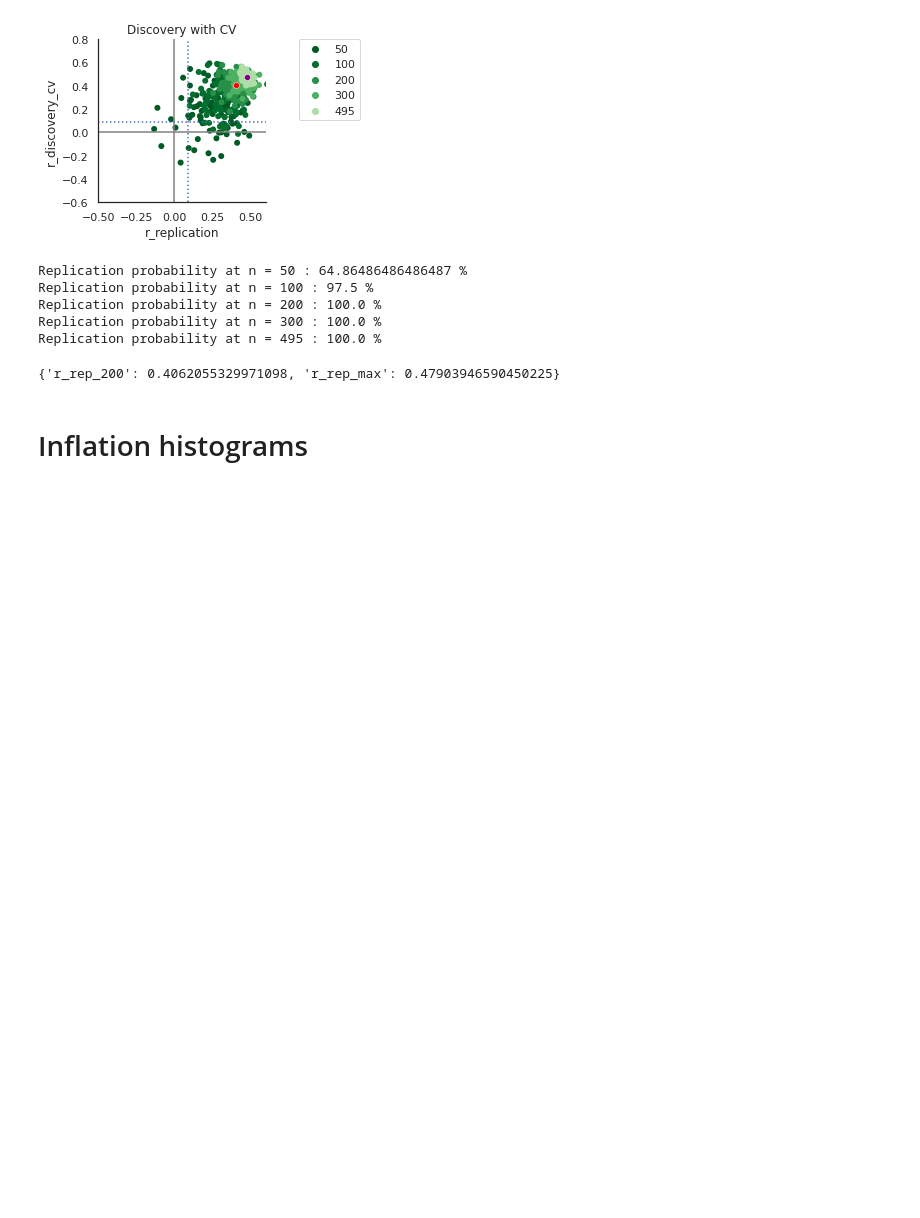
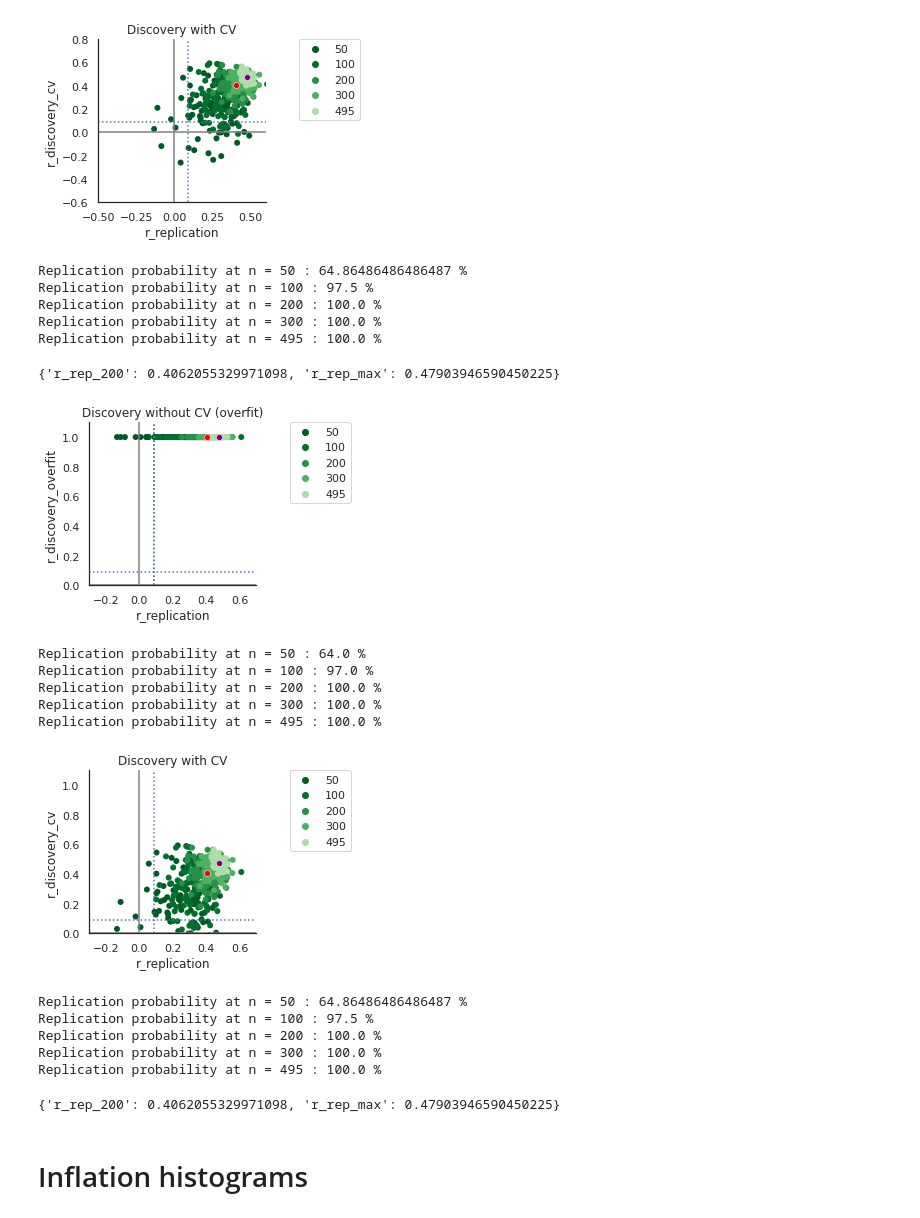
Before and after one commit to spisakt/BWAS_comment, a Jupyter notebook: plot_results_FC.ipynb, the cells around one changed output. Cells and saved outputs as stored; diff of their text form; code cells hidden in the pictures; blank space fills up the shorter version.

```diff
--- a/plot_results_FC.ipynb
+++ b/plot_results_FC.ipynb
@@ -156,3 +156,20 @@ Replication probability at n = 200 : 100.0 %
 Replication probability at n = 300 : 100.0 %
 Replication probability at n = 495 : 100.0 %
 {'r_rep_200': 0.4062055329971098, 'r_rep_max': 0.47903946590450225}
+# %%
+df = pd.read_csv('res/results_Ridge.csv')
+plot(target='CogTotalComp_AgeAdj', feature='netmats_parcor', df=df, cv_only=False, filetag='Ridge', ylim=(0,1.1), xlim=(-0.3, 0.7))
+# %% [output]
+[figure, added]
+Replication probability at n = 50 : 64.0 %
+Replication probability at n = 100 : 97.0 %
+Replication probability at n = 200 : 100.0 %
+Replication probability at n = 300 : 100.0 %
+Replication probability at n = 495 : 100.0 %
+[figure, added]
+Replication probability at n = 50 : 64.86486486486487 %
+Replication probability at n = 100 : 97.5 %
+Replication probability at n = 200 : 100.0 %
+Replication probability at n = 300 : 100.0 %
+Replication probability at n = 495 : 100.0 %
+{'r_rep_200': 0.4062055329971098, 'r_rep_max': 0.47903946590450225}
```
Also changed, not shown: parts of 43 cells of this notebook, 16 other files.
